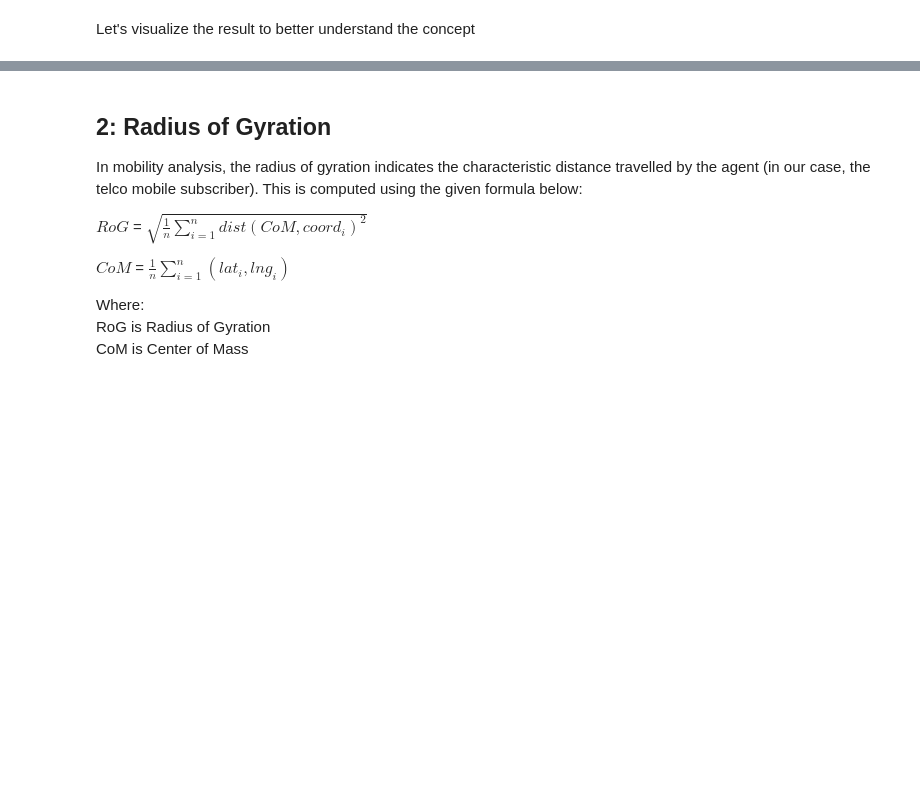
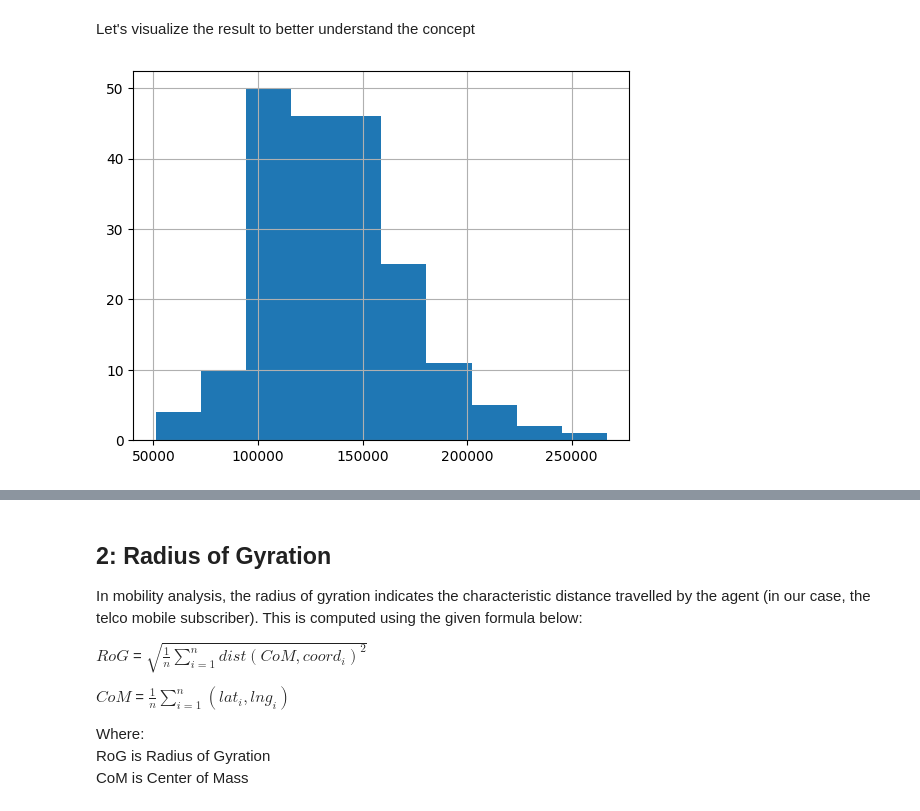
Before and after one commit to jpacil0/sds4gdsp, a Jupyter notebook: notebooks/02 Application.ipynb, the cells around one changed output, grey strips where cells are left out. Saved outputs shown, nothing was run; the diff lists cells and outputs as text; code cells hidden in the pictures; blank space fills up the shorter version.

```diff
--- a/notebooks/02 Application.ipynb
+++ b/notebooks/02 Application.ipynb
@@ -233,5 +234,9 @@ scoring_base.sample(5)
 # %% [markdown]
 Let's visualize the result to better understand the concept
+# %%
+scoring_base.total_travel_distance.hist();
+# %% [output]
+[figure, added]
 # %%
 scoring_base.sort_values(by="total_travel_distance", ascending=True, inplace=True)
 scoring_base.reset_index(drop=True, inplace=True)
```
Also changed, not shown: parts of 23 cells of this notebook, 1 other file.
